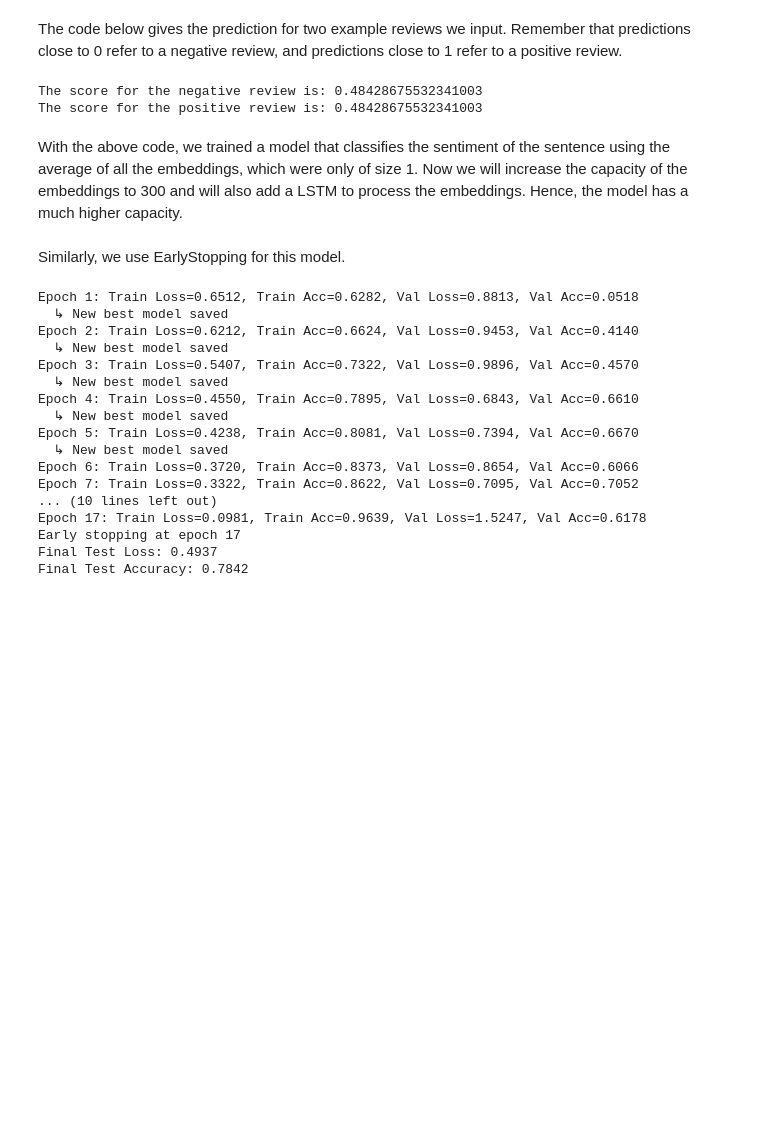
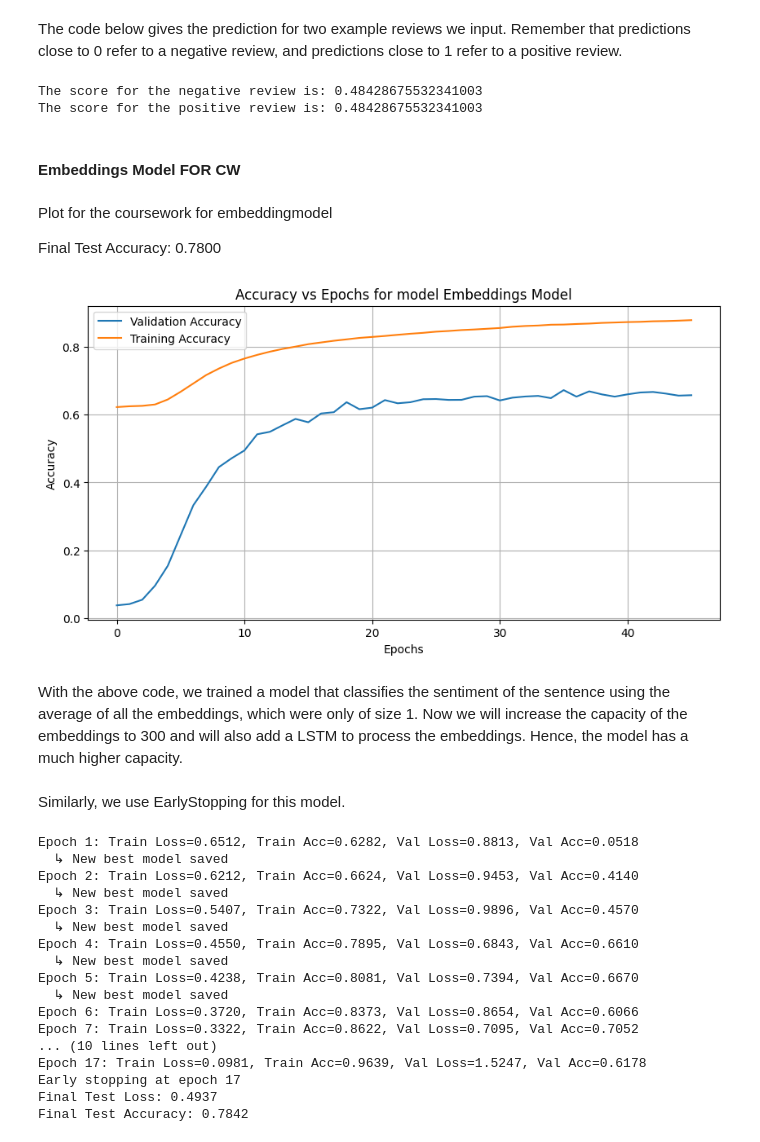
Before and after one commit to Souparna-Mandal/deep-learning-course, a Jupyter notebook: 05_RNN.ipynb, the cells around one changed output. Drawn from its saved outputs; the diff is of its cells as text; code cells hidden in the pictures; blank space fills up the shorter version.

Commit message:
embeddings model training 05

```diff
--- a/05_RNN.ipynb
+++ b/05_RNN.ipynb
@@ -1900,6 +1902,16 @@ For this task, we tackle a classification problem using the IMDB sentiment datas
 * Predict the sentiment of the two given example reviews in the code below for the model trained without a LSTM (`embeddings_model`) and for the model trained with a LSTM and GloVe embeddings (`lstm_glove_model`). Report the predictions (you can use the same table as when reporting test accuracies). Discuss the results. Also discuss the differences you can observe between the GloVe embeddings and the embeddings learnt in `embeddings_model` (e.g. what kind of properties the embeddings encode, or differences in the closest words).
 # %% [markdown]
 We provide the training code you need to use for this exercise below. First we load the dataset as we did in the tutorial. In this exercise, we will use of train, validation and test splits, which are defined in the next cell.
+# %%
+def plot_train_val_curves(history: dict, model_name):
+    plt.figure(figsize = (10, 5))
+    plt.plot(history['val_acc'], label = "Validation Accuracy", )
+    plt.plot(history['train_acc'], label = "Training Accuracy")
+    plt.xlabel("Epochs")
+    plt.ylabel("Accuracy")
+    plt.title(f"Accuracy vs Epochs for model {model_name}")
+    plt.grid(True)
+    plt.legend()
 # %%
 # Parameters
 nb_words = 5000
@@ -2265,6 +2311,16 @@ print(f"The score for the positive review is: {pos_score}")
 # %% [output]
 The score for the negative review is: 0.48428675532341003
 The score for the positive review is: 0.48428675532341003
+# %% [markdown]
+#### Embeddings Model FOR CW
+# %% [markdown]
+Plot for the coursework for embeddingmodel
+
+Final Test Accuracy: 0.7800
+# %%
+plot_train_val_curves(history=history, model_name="Embeddings Model")
+# %% [output]
+[figure, added]
 # %% [markdown]
 With the above code, we trained a model that classifies the sentiment of the sentence using the average of all the embeddings, which were only of size 1. Now we will increase the capacity of the embeddings to 300 and will also add a LSTM to process the embeddings. Hence, the model has a much higher capacity.
 # %%
```
Also changed, not shown: parts of 5 cells of this notebook.
